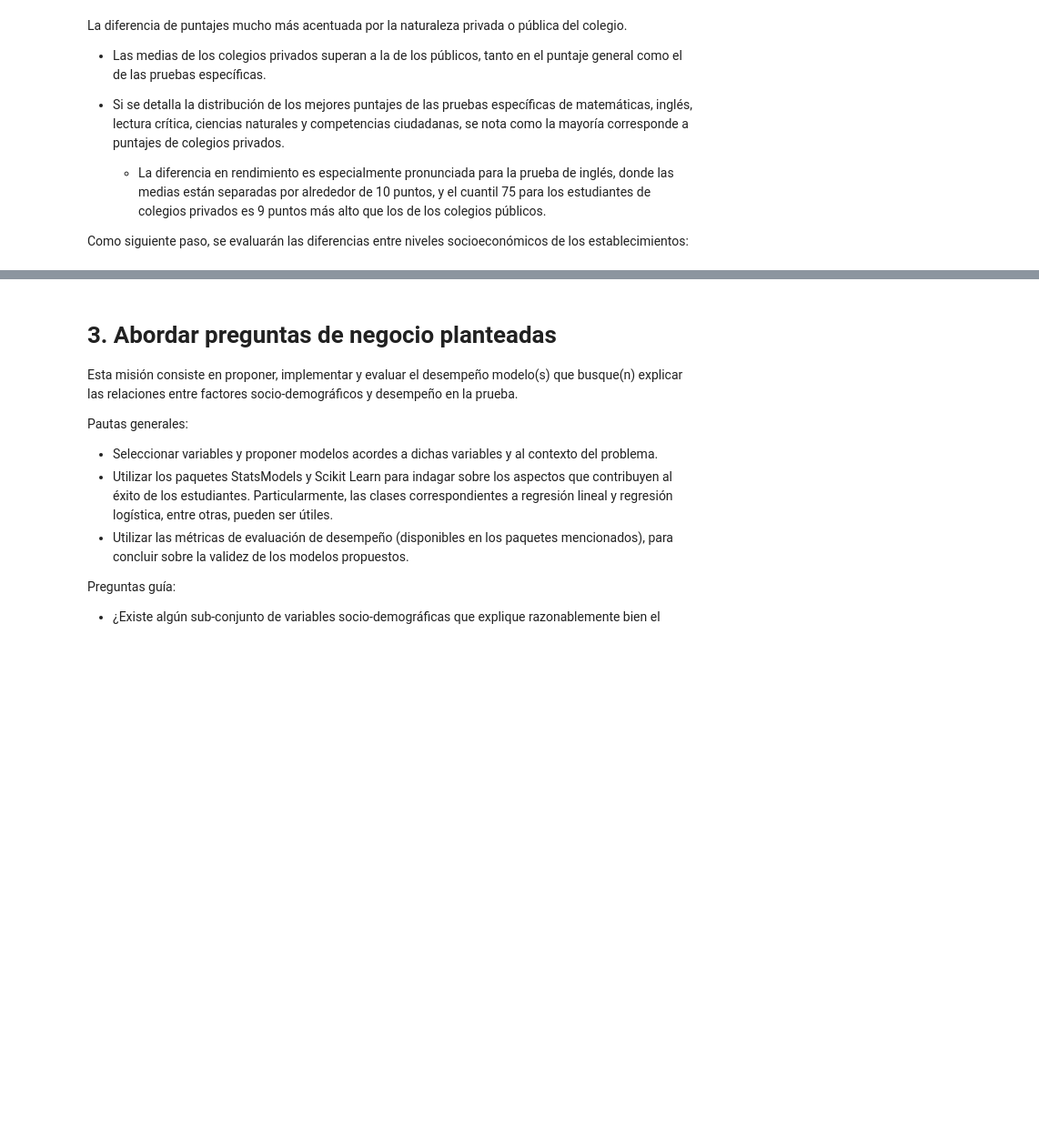
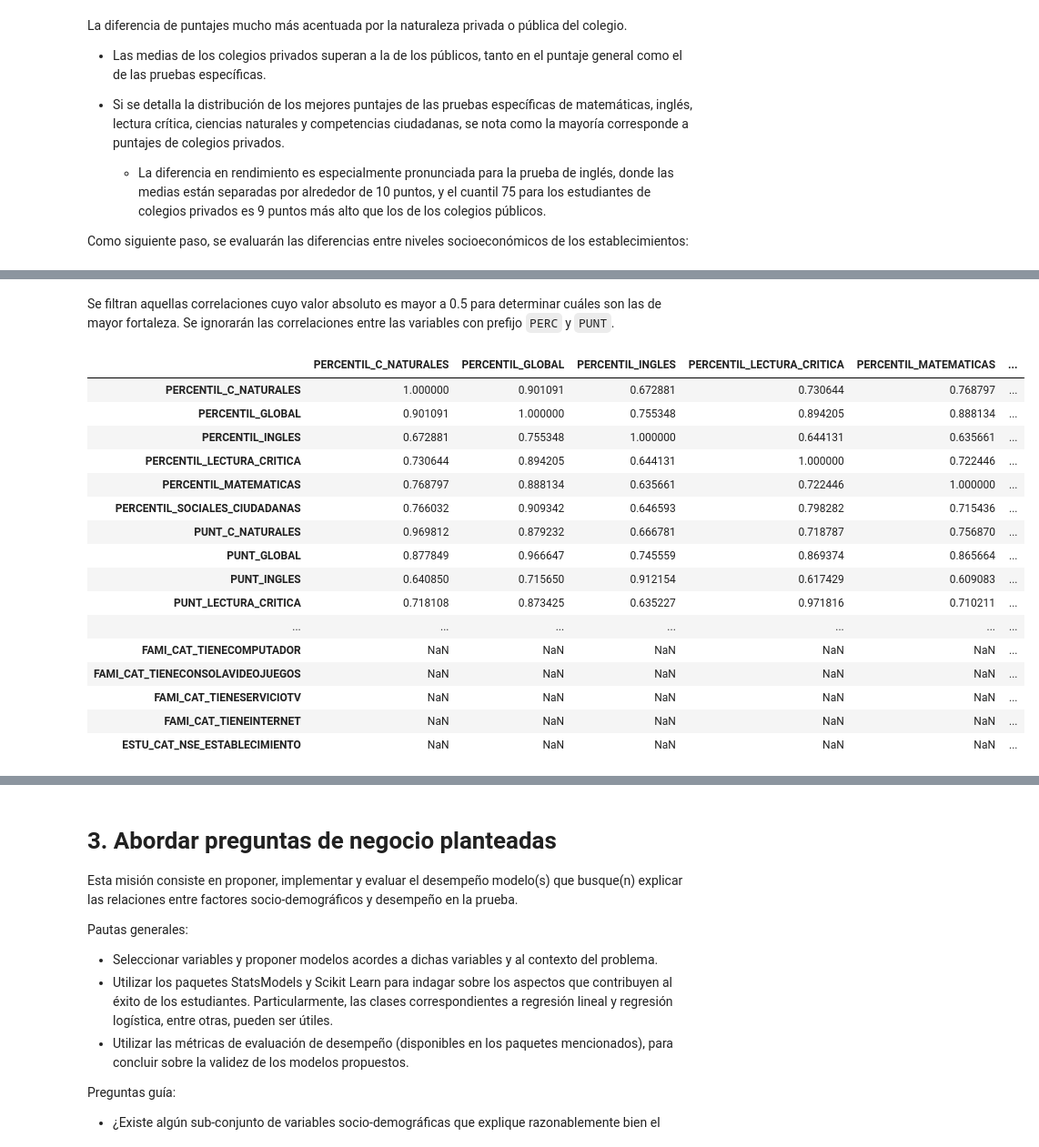
Before and after one commit to M-Padilla/MIIA_m.padillag_27, a Jupyter notebook: Laboratorios/Lab_2_27.ipynb, the cells around one changed output, grey strips where cells are left out. Shown at 91% size. Saved outputs shown, nothing was run; the diff lists cells and outputs as text; code cells hidden in the pictures; blank space fills up the shorter version.

```diff
--- a/Laboratorios/Lab_2_27.ipynb
+++ b/Laboratorios/Lab_2_27.ipynb
@@ -483,0 +621,22 @@ ax.set_xticklabels(
+# %% [markdown]
+Se filtran aquellas correlaciones cuyo valor absoluto es mayor a 0.5 para determinar cuáles son las de mayor fortaleza. Se ignorarán las correlaciones entre las variables con prefijo `PERC` y `PUNT`.
+# %%
+df_corr.corr().abs()[df_corr.corr().abs() >= 0.5]
+# %% [output]
+|  | PERCENTIL_C_NATURALES | PERCENTIL_GLOBAL | PERCENTIL_INGLES | PERCENTIL_LECTURA_CRITICA | PERCENTIL_MATEMATICAS | ... |
+| PERCENTIL_C_NATURALES | 1.000000 | 0.901091 | 0.672881 | 0.730644 | 0.768797 | ... |
+| PERCENTIL_GLOBAL | 0.901091 | 1.000000 | 0.755348 | 0.894205 | 0.888134 | ... |
+| PERCENTIL_INGLES | 0.672881 | 0.755348 | 1.000000 | 0.644131 | 0.635661 | ... |
+| PERCENTIL_LECTURA_CRITICA | 0.730644 | 0.894205 | 0.644131 | 1.000000 | 0.722446 | ... |
+| PERCENTIL_MATEMATICAS | 0.768797 | 0.888134 | 0.635661 | 0.722446 | 1.000000 | ... |
+| PERCENTIL_SOCIALES_CIUDADANAS | 0.766032 | 0.909342 | 0.646593 | 0.798282 | 0.715436 | ... |
+| PUNT_C_NATURALES | 0.969812 | 0.879232 | 0.666781 | 0.718787 | 0.756870 | ... |
+| PUNT_GLOBAL | 0.877849 | 0.966647 | 0.745559 | 0.869374 | 0.865664 | ... |
+| PUNT_INGLES | 0.640850 | 0.715650 | 0.912154 | 0.617429 | 0.609083 | ... |
+| PUNT_LECTURA_CRITICA | 0.718108 | 0.873425 | 0.635227 | 0.971816 | 0.710211 | ... |
+| ... | ... | ... | ... | ... | ... | ... |
+| FAMI_CAT_TIENECOMPUTADOR | NaN | NaN | NaN | NaN | NaN | ... |
+| FAMI_CAT_TIENECONSOLAVIDEOJUEGOS | NaN | NaN | NaN | NaN | NaN | ... |
+| FAMI_CAT_TIENESERVICIOTV | NaN | NaN | NaN | NaN | NaN | ... |
+| FAMI_CAT_TIENEINTERNET | NaN | NaN | NaN | NaN | NaN | ... |
+| ESTU_CAT_NSE_ESTABLECIMIENTO | NaN | NaN | NaN | NaN | NaN | ... |
```
Also changed, not shown: parts of 26 cells of this notebook.
